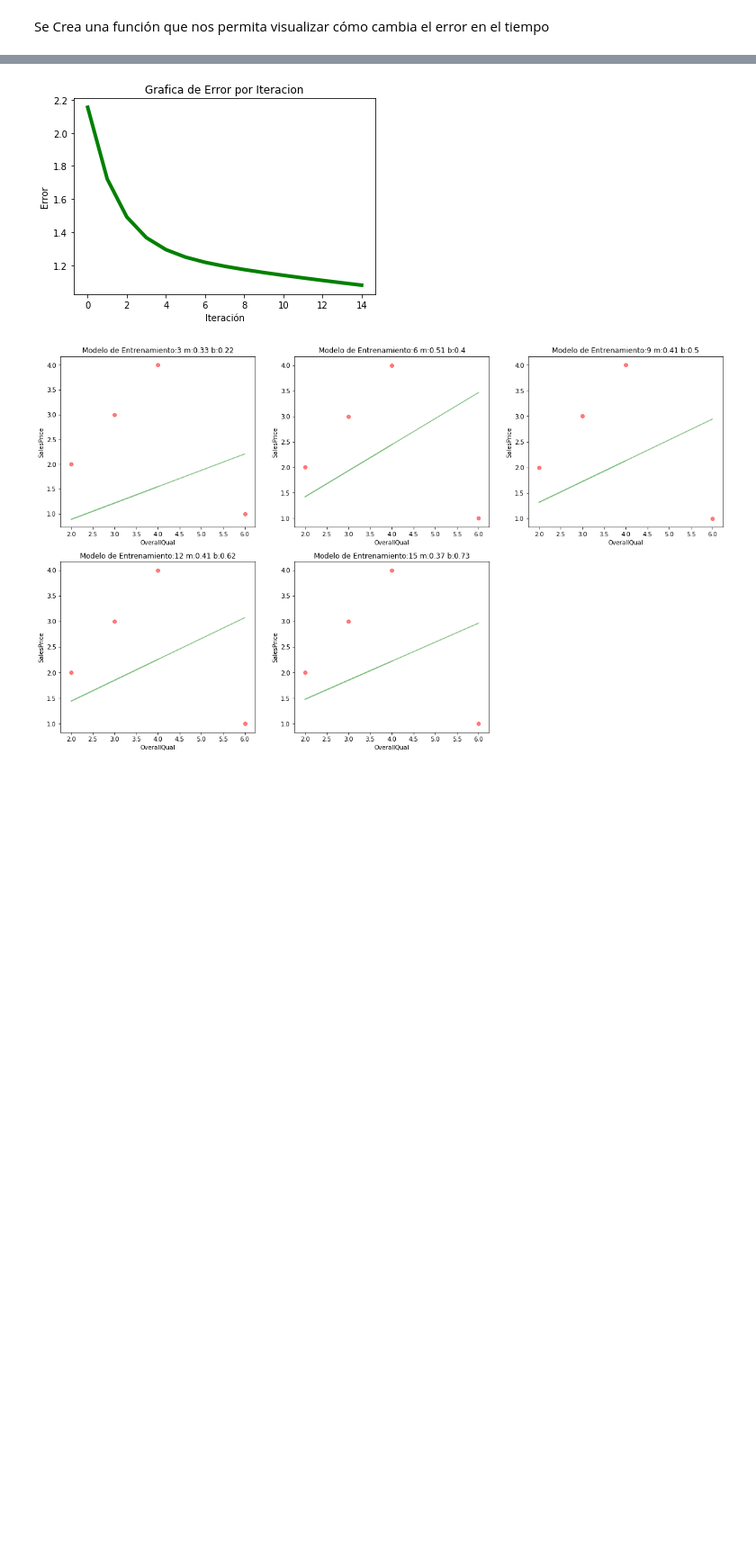
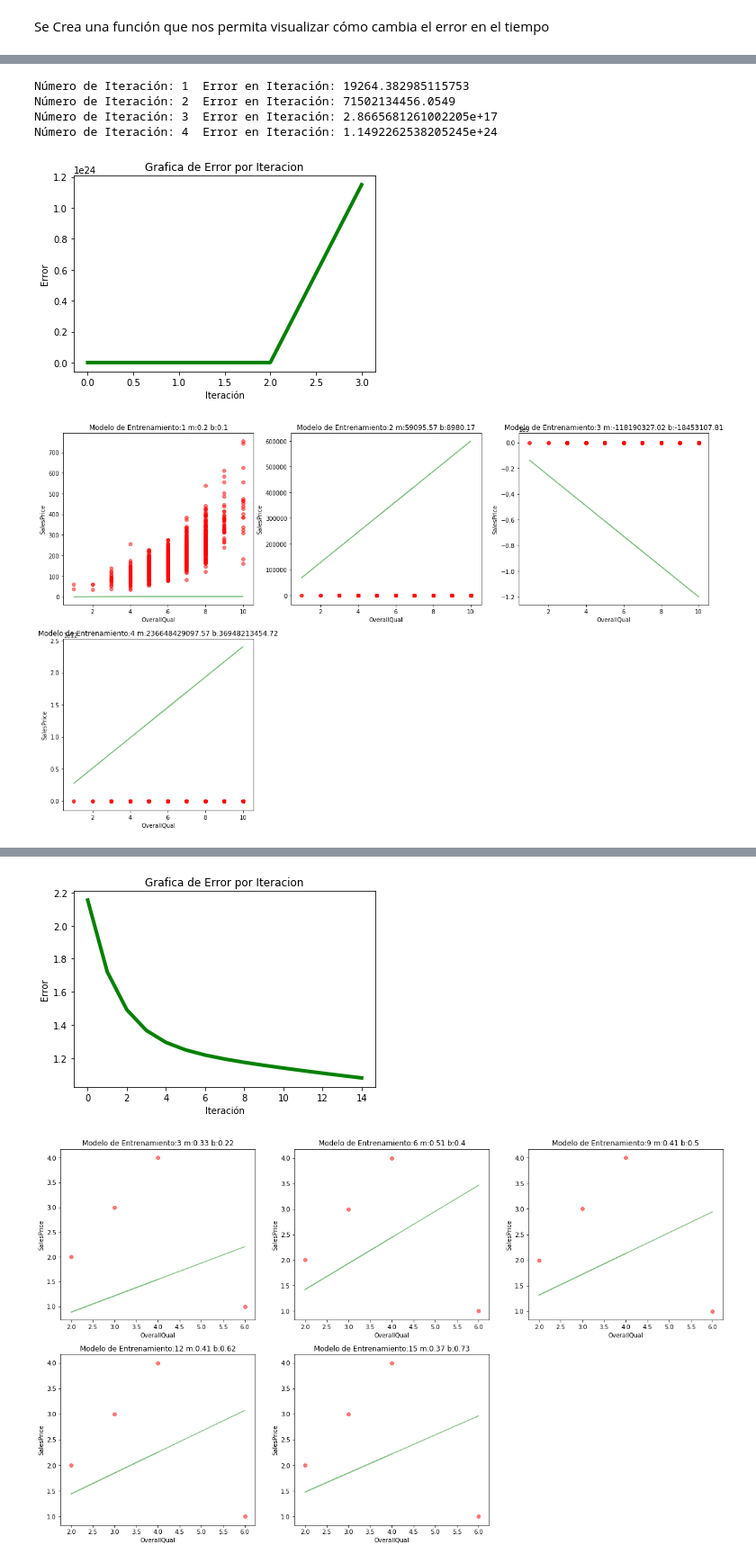
Before and after one commit to jonathanDeLeonGES/jupyterNotebooks, a Jupyter notebook: Proyecto_Curso_CienciaDatos.ipynb, the cells around one changed output, grey strips where cells are left out. Shown at 90% size. Drawn from its saved outputs; the diff is of its cells as text; code cells hidden in the pictures; blank space fills up the shorter version.

Commit message:
Se completa Modelo con Skelearn - Algunos problemas aún con funcion de entrenamiento

```diff
--- a/Proyecto_Curso_CienciaDatos.ipynb
+++ b/Proyecto_Curso_CienciaDatos.ipynb
@@ -333,7 +333,7 @@ def graficar_modelosEntrenamiento(x_entrenamiento,y_entrenamiento,resultadoEntre
 
     #Seteamos los datos iniciales figura
     fig = plt.figure()
-    fig.set_figheight(18)
+    fig.set_figheight(6*Rows)
     fig.set_figwidth(20)
 
     #Recorremos los modelos que vamos a graficar
@@ -357,0 +364,22 @@ def graficar_modelosEntrenamiento(x_entrenamiento,y_entrenamiento,resultadoEntre
+# %%
+##Para facilidad inicialize algunas varibles para mostrar que significa
+##Aquí usaremos nuestros datos de entrenamiento - Inicializados desde el inicio
+#House_Data
+#data_Training
+x= House_Data[:,1]
+y= House_Data[:,0]/1000 ##para facilitar el modelo de entrenamiento Cantidades en miles
+epochs=4
+imprimir_error_cada=1
+lr = 50
+
+##Llamamos a nuestra funcion de entrenamiento
+res,errores = entrenar(x,y,epochs,imprimir_error_cada,lr)
+graficar_Error(errores)
+graficar_modelosEntrenamiento(x,y,res,1,"OverallQual","SalesPrice")
+# %% [output]
+Número de Iteración: 1  Error en Iteración: 19264.382985115753
+Número de Iteración: 2  Error en Iteración: 71502134456.0549
+Número de Iteración: 3  Error en Iteración: 2.8665681261002205e+17
+Número de Iteración: 4  Error en Iteración: 1.1492262538205245e+24
+[figure, added]
+[figure, added]
```
Also changed, not shown: parts of 15 cells of this notebook.
